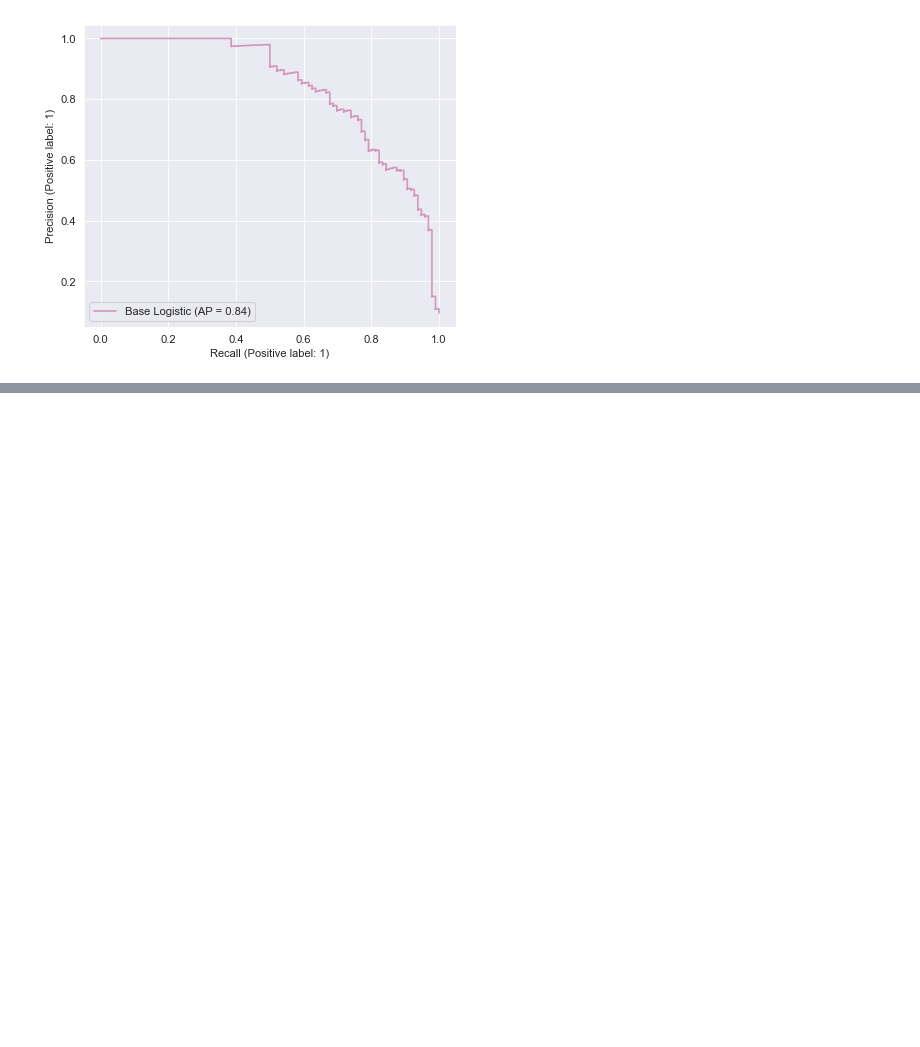
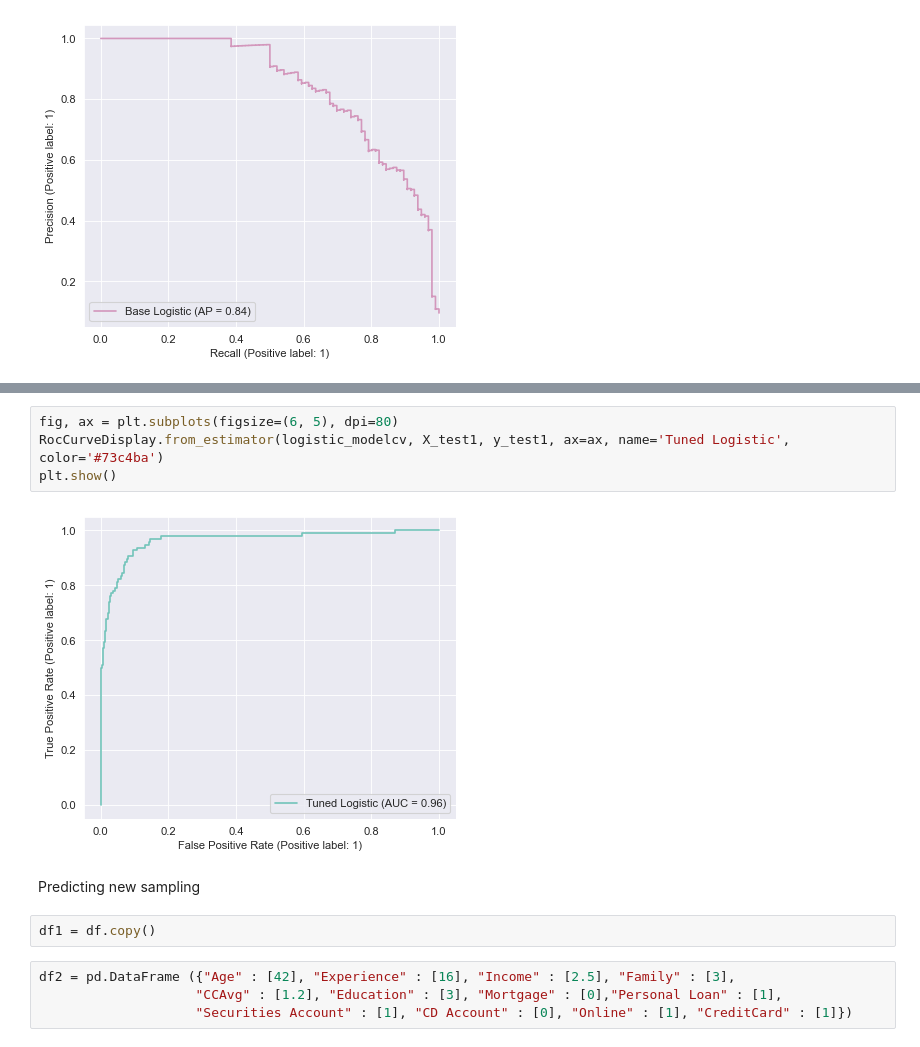
Before and after one commit to DEEPAKMITTAL7/Personal-Bank-Loan-Modeling, a Jupyter notebook: Untitled.ipynb, the cells around one changed output, grey strips where cells are left out. Drawn from its saved outputs; the diff is of its cells as text; blank space fills up the shorter version.

```diff
--- a/Untitled.ipynb
+++ b/Untitled.ipynb
@@ -715,0 +803,14 @@ plt.show()
+# %%
+fig, ax = plt.subplots(figsize=(6, 5), dpi=80)
+RocCurveDisplay.from_estimator(logistic_modelcv, X_test1, y_test1, ax=ax, name='Tuned Logistic', color='#73c4ba')
+plt.show()
+# %% [output]
+[figure, added]
+# %% [markdown]
+Predicting new sampling
+# %%
+df1 = df.copy()
+# %%
+df2 = pd.DataFrame ({"Age" : [42], "Experience" : [16], "Income" : [2.5], "Family" : [3],
+                    "CCAvg" : [1.2], "Education" : [3], "Mortgage" : [0],"Personal Loan" : [1],
+                    "Securities Account" : [1], "CD Account" : [0], "Online" : [1], "CreditCard" : [1]})
```
Also changed, not shown: parts of 94 cells of this notebook.
